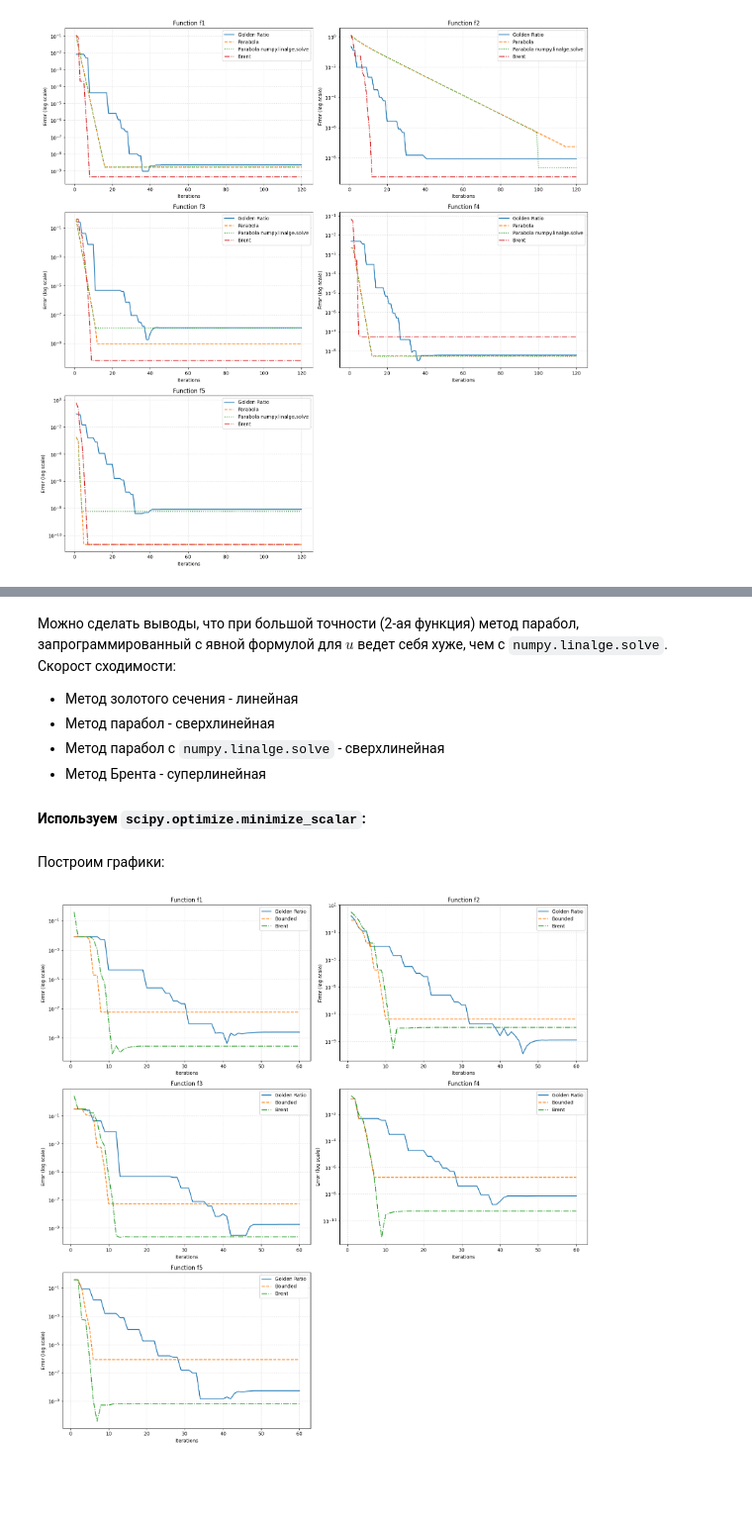
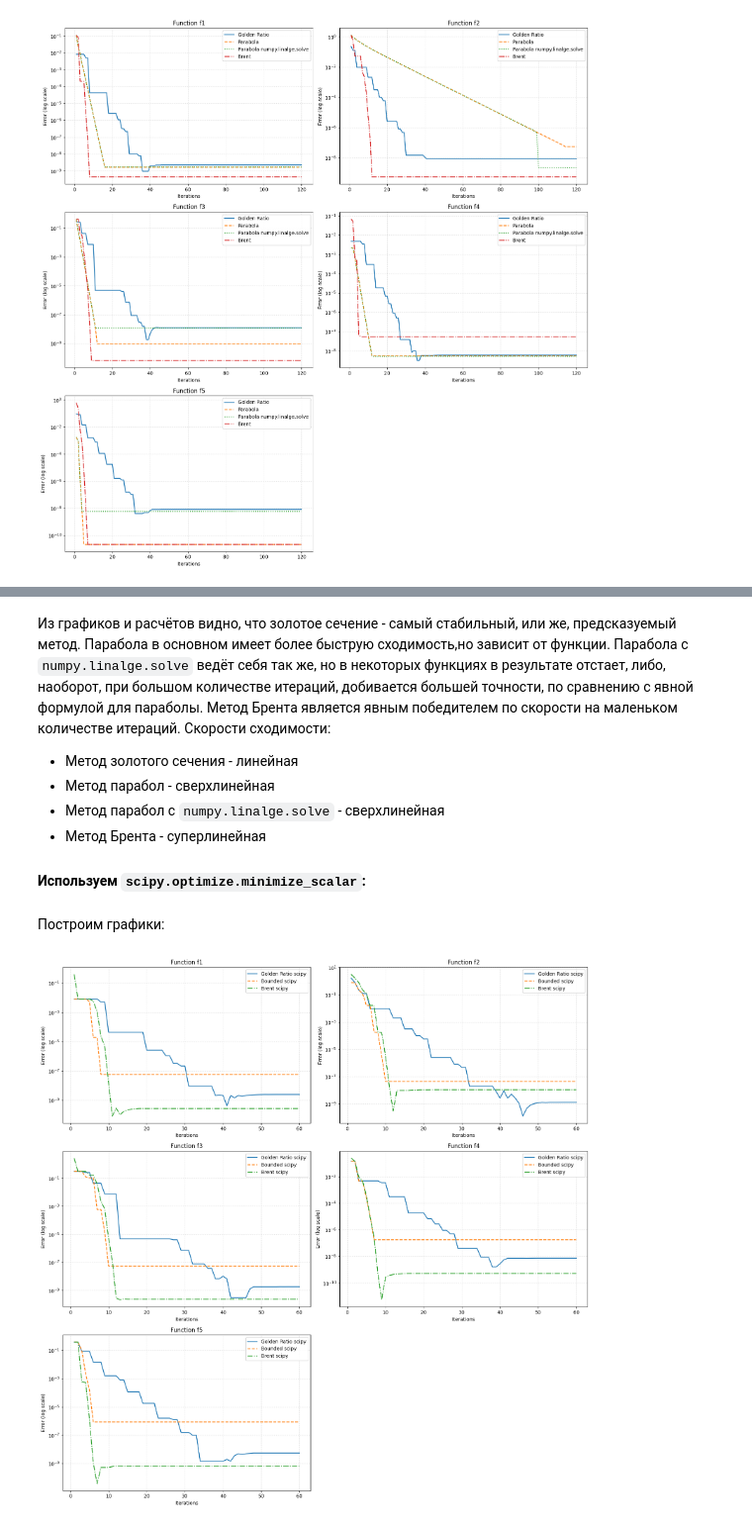
Before and after one commit to n-sukhov/OptMeth, a Jupyter notebook: Lab1/lab_1.ipynb, the cells around one changed output, grey strips where cells are left out. Shown at 99% size. Saved outputs shown, nothing was run; the diff lists cells and outputs as text; code cells hidden in the pictures; blank space fills up the shorter version.

```diff
--- a/Lab1/lab_1.ipynb
+++ b/Lab1/lab_1.ipynb
@@ -44,12 +45,9 @@ def parabola_method(
     fa, fc, fb = f(a), f(c), f(b)
 
     for k in range(max_iter):
-        try:
-            u = c - ( (c - a)**2 * (f(c) - f(b)) - (c - b)**2 * (f(c) - f(a)) ) /  \
-                ( 2 * ((c - a) * (f(c) - f(b)) - (c - b) * (f(c) - f(a))) )
-            fu = f(u)
-        except ZeroDivisionError:
-            u = (a + b) / 2
+        u = c - ( (c - a)**2 * (f(c) - f(b)) - (c - b)**2 * (f(c) - f(a)) ) /  \
+            ( 2 * ((c - a) * (f(c) - f(b)) - (c - b) * (f(c) - f(a))) )
+        fu = f(u)
 
         if u < c:
             if fu < fc:
@@ -88,8 +86,7 @@ def parabola_method_numpy   (
             [c**2, c, 1],
             [b**2, b, 1]
         ])
-        B = np.array([fa, fc, fb])
-        a_coeff, b_coeff, _ = np.linalg.solve(A, B)
+        a_coeff, b_coeff, _ = np.linalg.solve(A, np.array([fa, fc, fb]))
         u = -b_coeff / (2 * a_coeff)
         fu = f(u)
 
@@ -132,11 +129,8 @@ def brent_method(
         e = d
 
         if len({x, w, v}) == 3 and len({fx, fw, fv}) == 3:
-            try:
-                u = x - ((x - v)**2 * (fx - fw) - (x - w)**2 * (fx - fv)) / \
-                    (2 * ((x - v) * (fx - fw) - (x - w) * (fx - fv)))
-            except ZeroDivisionError:
-                u = None
+            u = x - ((x - v)**2 * (fx - fw) - (x - w)**2 * (fx - fv)) / \
+                (2 * ((x - v) * (fx - fw) - (x - w) * (fx - fv)))
 
         if u is not None and a + epsilon <= u <= c - epsilon and abs(u - x) < g / 2:
             d = abs(u - x)
@@ -304,0 +299,18 @@ plt.show()
+# %%
+def estimate_convergence_order(errors):
+    p_values = []
+    for i in range(1, len(errors) - 1):
+        e_prev, e_curr, e_next = errors[i - 1], errors[i], errors[i + 1]
+        if e_prev == e_curr or e_curr == e_next:
+            continue
+        p_values.append(np.log(e_next / e_curr) / np.log(e_curr / e_prev))
+
+    return np.mean(p_values)
+
+
+for method_idx in range(4):
+    print(f"Оценка порядка сходимости для метода {method_names[method_idx]}:")
+    for i in range(5):
+        p = estimate_convergence_order(errors_all[i][method_idx])
+        print(f"f{i+1}: ≈ {p:.3f}")
+    print("-" * 50)
@@ -305,7 +335,6 @@ plt.show()
 # %% [markdown]
-Можно сделать выводы, что при большой точности (2-ая функция) метод парабол, запрограммированный с
-явной формулой для $u$ ведет себя хуже, чем с `numpy.linalge.solve`.
-Скорост сходимости:
+Из графиков и расчётов видно, что золотое сечение - самый стабильный, или же, предсказуемый метод. Парабола в основном имеет более быструю сходимость,но зависит от функции. Парабола с `numpy.linalge.solve` ведёт себя так же, но в некоторых функциях в результате отстает, либо, наоборот, при большом количестве итераций, добивается большей точности, по сравнению с явной формулой для параболы. Метод Брента является явным победителем по скорости на маленьком количестве итераций.
+Скорости сходимости:
  - Метод золотого сечения - линейная
  - Метод парабол - сверхлинейная
  - Метод парабол с `numpy.linalge.solve` - сверхлинейная
@@ -341,33 +368,33 @@ for i, f in enumerate(functions):
 # %% [markdown]
 Построим графики:
 # %%
-method_names_scipy = ["Golden Ratio", "Bounded", "Brent"]
+method_names_scipy = ["Golden Ratio scipy", "Bounded scipy", "Brent scipy"]
 
 fig, axes = plt.subplots(3, 2, figsize=(16, 16))
 fig.subplots_adjust(hspace=0.5)
 
 line_styles_scipy = ['-', '--', '-.']
 
 for i in range(5):
     ax = axes[i // 2, i % 2]
     ax.set_title(f'Function f{i+1}', fontsize=12)
     ax.set_xlabel('Iterations', fontsize=10)
     ax.set_ylabel('Error (log scale)', fontsize=10)
     ax.set_yticks(np.logspace(0, -11, 10))
     ax.set_yscale('log')
     ax.grid(True, which='both', linestyle=':', alpha=0.7)
     for method_idx in range(3):
         method_name = method_names_scipy[method_idx]
         if errors_all_scipy[i][method_idx]:
             ax.plot(x_space_scipy, errors_all_scipy[i][method_idx],
                    linestyle=line_styles_scipy[method_idx],
                    label=method_name,
                    linewidth=1.7)
     ax.minorticks_off()
     ax.legend(fontsize=10, framealpha=0.9)
 
 fig.delaxes(axes[2, 1])
 plt.tight_layout()
 plt.show()
 # %% [output]
-[figure, old version]
+[figure, new version]
```
Also changed, not shown: parts of 11 cells of this notebook.
